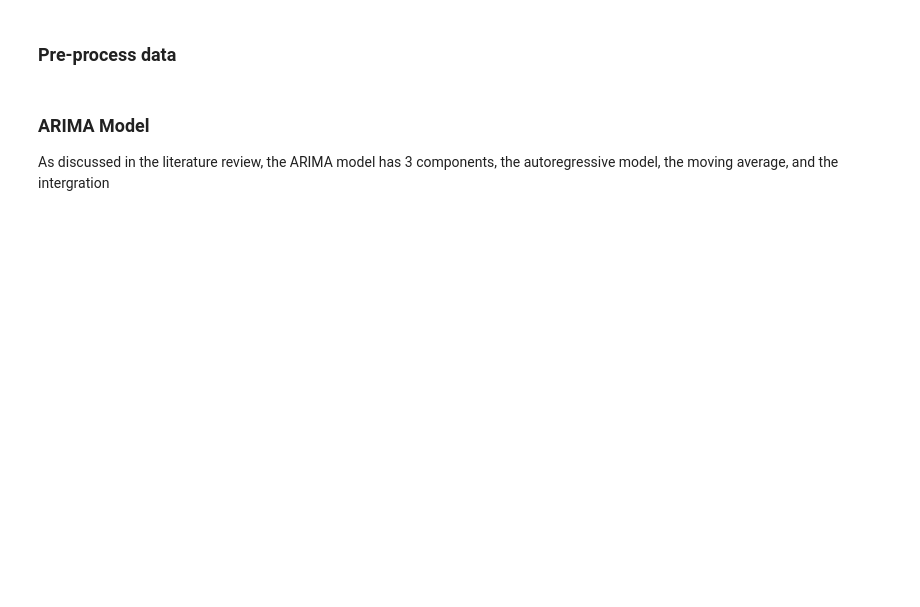
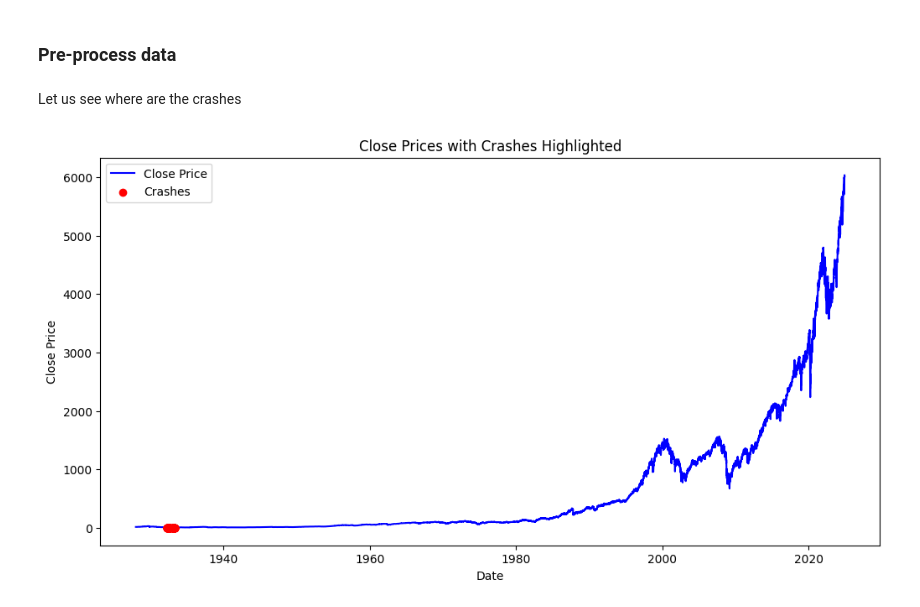
Before and after one commit to AdrienBelanger/451-Project, a Jupyter notebook: Implementation/ARIMA/arima.ipynb, the cells around one changed output. Saved outputs shown, nothing was run; the diff lists cells and outputs as text; code cells hidden in the pictures; blank space fills up the shorter version.

Commit message:
some progress updated, need to adjust arima

```diff
--- a/Implementation/ARIMA/arima.ipynb
+++ b/Implementation/ARIMA/arima.ipynb
@@ -78,3 +95,6 @@ for ticker, data in dfs.items():
     data = calculate_drawdown_and_label(data) # get the drawdown for our data
     data = prepare_target(data)
     dfs[ticker] = data
+
+df = dfs['^GSPC']
+df.describe()
@@ -113,3 +112,0 @@ X_train, X_test, y_train, y_test = train_test_split(X_all, y_all, test_size=0.2,
-# %% [markdown]
-### ARIMA Model
-As discussed in the literature review, the ARIMA model has 3 components, the autoregressive model, the moving average, and the intergration
@@ -149,0 +113,30 @@ class ARIMA():
+# %% [markdown]
+Let us see where are the crashes
+# %%
+from sklearn.model_selection import train_test_split
+
+# Define the feature columns (X) and target column (y)
+feature_columns = ['Open', 'High', 'Low', 'Close', 'Volume', 'daily_return', 'drawdown', 'crash_label']
+target_column = 'target'
+
+# Drop rows with NaN values in the target column (due to shifting)
+df = df.dropna(subset=[target_column])
+
+# Separate features and target
+X = df[feature_columns]
+y = df[target_column]
+
+crash_indices = df[df['crash_label'] == 1].index
+
+plt.figure(figsize=(12, 6))
+plt.plot(df.index, df['Close'], label='Close Price', color='blue')
+
+plt.scatter(crash_indices, df.loc[crash_indices, 'Close'], color='red', label='Crashes', zorder=5)
+
+plt.title("Close Prices with Crashes Highlighted")
+plt.xlabel("Date")
+plt.ylabel("Close Price")
+plt.legend()
+plt.show()
+# %% [output]
+[figure, added]
```
Also changed, not shown: parts of 21 cells of this notebook.
